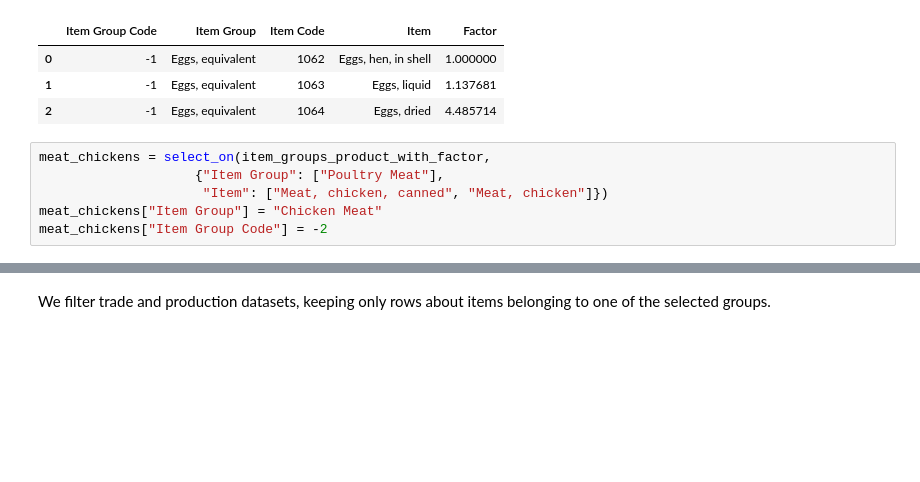
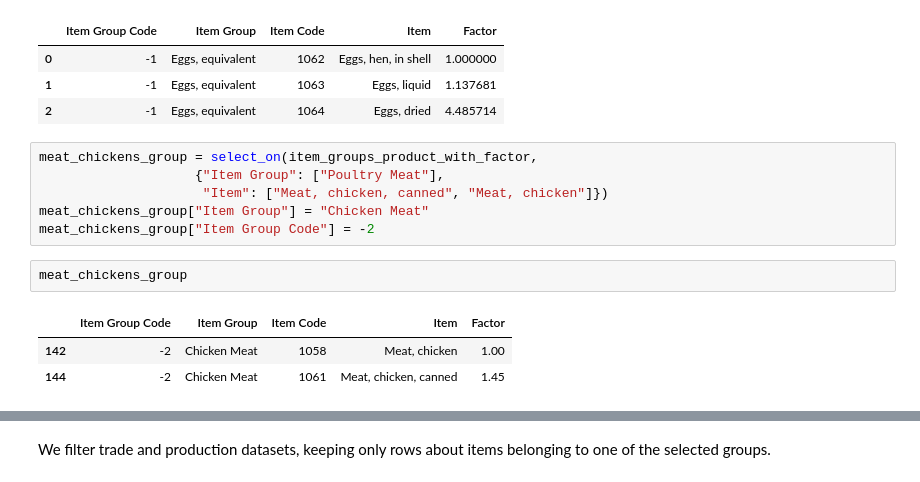
Before and after one commit to OthmanSefraoui/Data_story, a Jupyter notebook: milestone_2.ipynb, the cells around one changed output, grey strips where cells are left out. Cells and saved outputs as stored; diff of their text form; blank space fills up the shorter version.

```diff
--- a/milestone_2.ipynb
+++ b/milestone_2.ipynb
@@ -1573,9 +1550,15 @@ egg_group
 | 1 | -1 | Eggs, equivalent | 1063 | Eggs, liquid | 1.137681 |
 | 2 | -1 | Eggs, equivalent | 1064 | Eggs, dried | 4.485714 |
 # %%
-meat_chickens = select_on(item_groups_product_with_factor,
+meat_chickens_group = select_on(item_groups_product_with_factor,
                     {"Item Group": ["Poultry Meat"],
                      "Item": ["Meat, chicken, canned", "Meat, chicken"]})
-meat_chickens["Item Group"] = "Chicken Meat"
-meat_chickens["Item Group Code"] = -2
+meat_chickens_group["Item Group"] = "Chicken Meat"
+meat_chickens_group["Item Group Code"] = -2
+# %%
+meat_chickens_group
+# %% [output]
+|  | Item Group Code | Item Group | Item Code | Item | Factor |
+| 142 | -2 | Chicken Meat | 1058 | Meat, chicken | 1.00 |
+| 144 | -2 | Chicken Meat | 1061 | Meat, chicken, canned | 1.45 |
 # %%
```
Also changed, not shown: parts of 9 cells of this notebook.
